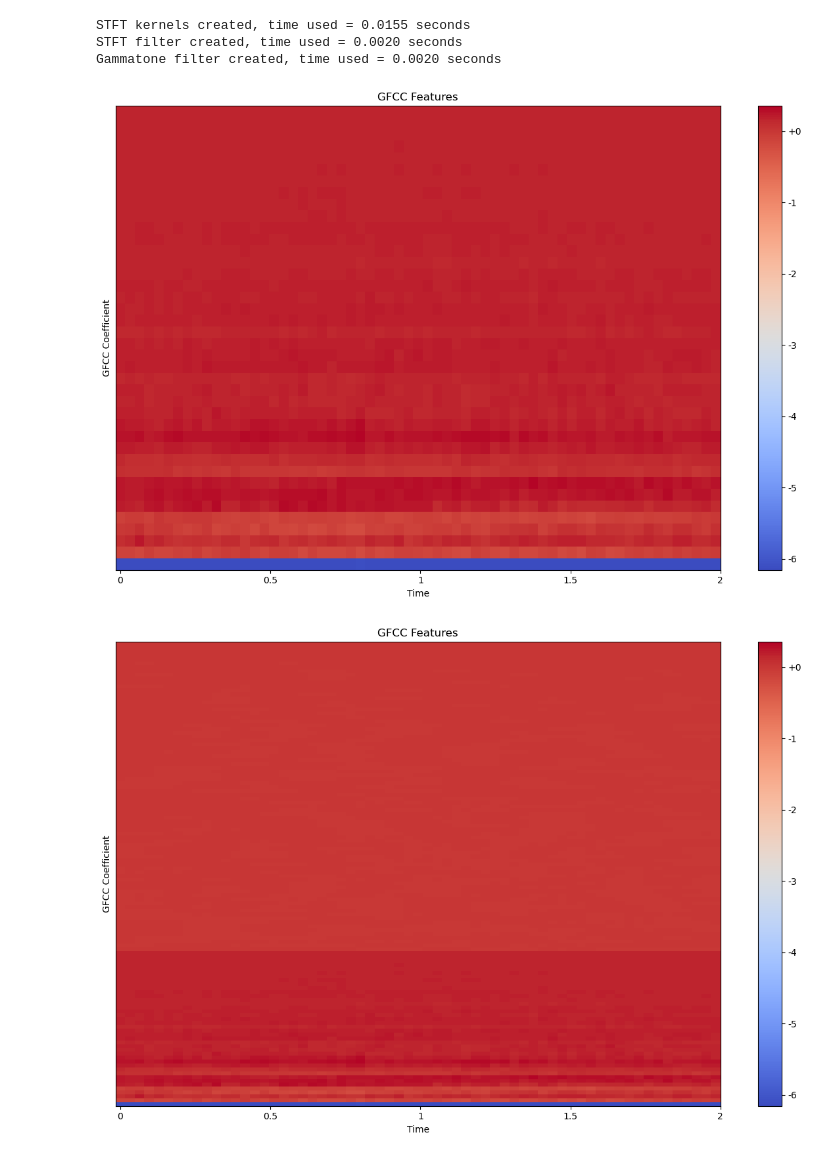
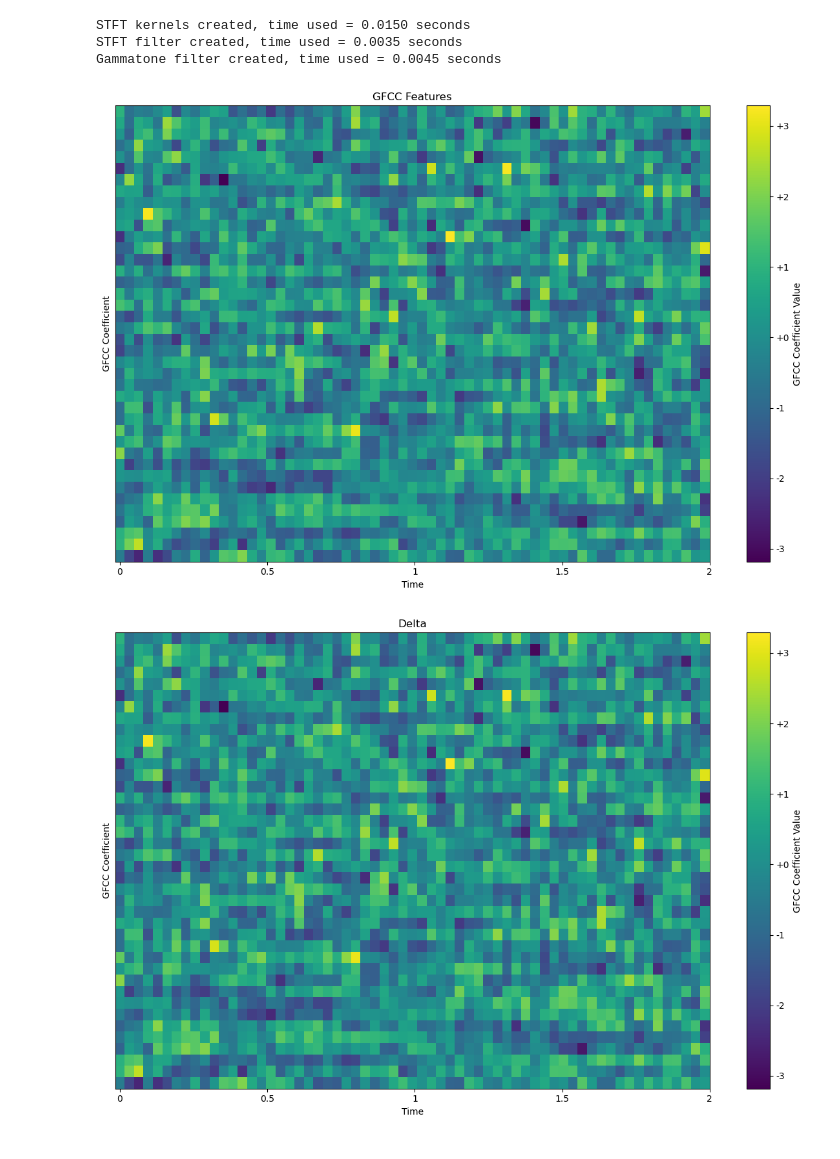
Before and after one commit to YoungBossX/Multi-feature-fusion-model-for-ship-audio, a Jupyter notebook: feature_extraction/time_frequency_representation/GFCC.ipynb, the cells around one changed output. Saved outputs shown, nothing was run; the diff lists cells and outputs as text; code cells hidden in the pictures.

```diff
--- a/feature_extraction/time_frequency_representation/GFCC.ipynb
+++ b/feature_extraction/time_frequency_representation/GFCC.ipynb
@@ -90,16 +115,18 @@ def plot_gfcc_features(gfcc_features, sample_rate, hop_length, title):
                 hop_length: 跳跃长度
                 title: 图表标题
         """
+        if gfcc_features.ndim == 3:
+            gfcc_features = gfcc_features[0]
         plt.figure(figsize=(12, 8))
-        librosa.display.specshow(gfcc_features, sr=sample_rate, hop_length=hop_length, x_axis='time')
+        librosa.display.specshow(gfcc_features, sr=sample_rate, hop_length=hop_length, x_axis='time', cmap='viridis')
         plt.title(title)
         plt.xlabel('Time')
         plt.ylabel('GFCC Coefficient')
-        plt.colorbar(format='%+2.0f')
+        plt.colorbar(format='%+2.0f', label='GFCC Coefficient Value')
         plt.tight_layout()
         plt.show()
 # %%
-wav_file = r"E:\数据集\ShipEar\data_preprocessing\3_Frame_Windows_2s_50%\6__10_07_13_marDeCangas_Entra_18.wav"
+wav_file = r"E:\数据集\ShipEar\data_preprocessing\4_Frame_Windows_2s_50%\6__10_07_13_marDeCangas_Entra_18.wav"
 
 waveform, original_sr = torchaudio.load(wav_file)
 
@@ -111,19 +138,19 @@ if original_sr != target_sr:
     resampler = torchaudio.transforms.Resample(original_sr, target_sr)
     waveform = resampler(waveform)
 
-gfcc_extractor = GFCCExtractor(sample_rate=target_sr, n_gfcc=40, n_fft=1024, hop_length=512, f_min=20, f_max=8000, window='hann', center=True, delta_win=9, device='cuda:0')
-gfcc_features = gfcc_extractor.extract_gfcc_features(waveform, do_cmvn=True, do_deltas=False)
+gfcc_extractor = GFCCExtractor(sample_rate=target_sr, n_gfcc=41, n_fft=1024, hop_length=512, n_bins=128, f_min=20, f_max=8000, window='hann', center=True, delta_win=9, device='cuda:0')
+gfcc_features = gfcc_extractor.extract_gfcc_features(waveform, do_cmvn=True, feature_type='gfcc')
 gfcc_features = gfcc_features.cpu().numpy()
 plot_gfcc_features(gfcc_features, target_sr, hop_length, 'GFCC Features')
 # %% [output]
-STFT kernels created, time used = 0.0155 seconds
-STFT filter created, time used = 0.0020 seconds
-Gammatone filter created, time used = 0.0020 seconds
+STFT kernels created, time used = 0.0150 seconds
+STFT filter created, time used = 0.0035 seconds
+Gammatone filter created, time used = 0.0045 seconds
-[figure, old version]
+[figure, new version]
 # %%
-gfcc_features = gfcc_extractor.extract_gfcc_features(waveform, do_cmvn=True, do_deltas=True)
-gfcc_features = gfcc_features.cpu().numpy()
-plot_gfcc_features(gfcc_features, target_sr, hop_length, 'GFCC Features')
+delta_gfcc_features = gfcc_extractor.extract_gfcc_features(waveform, do_cmvn=True, feature_type='delta')
+delta_gfcc_features = delta_gfcc_features.cpu().numpy()
+plot_gfcc_features(gfcc_features, target_sr, hop_length, 'Delta')
 # %% [output]
-[figure, old version]
+[figure, new version]
 # %%
```
Also changed, not shown: parts of 3 cells of this notebook, 6 other files.
